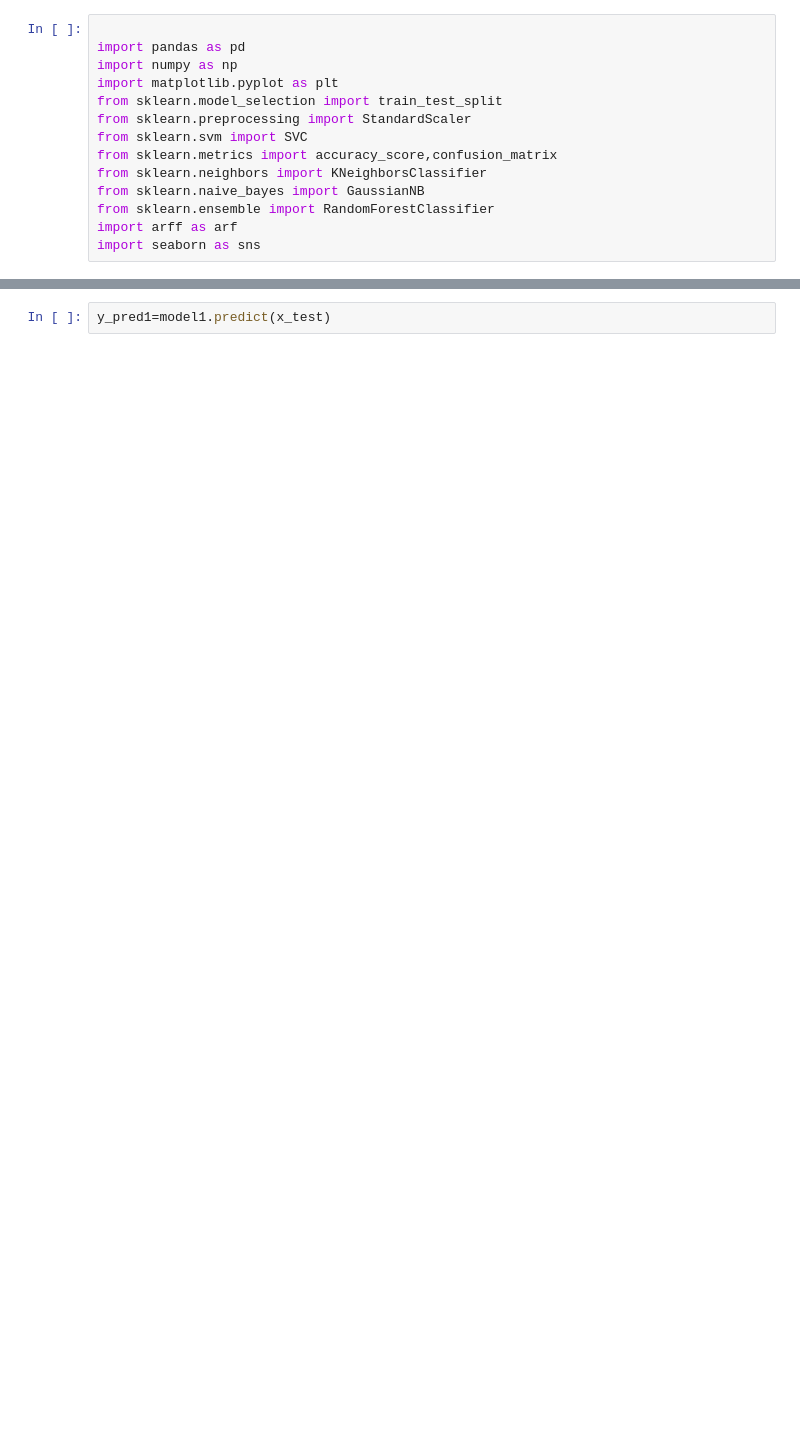
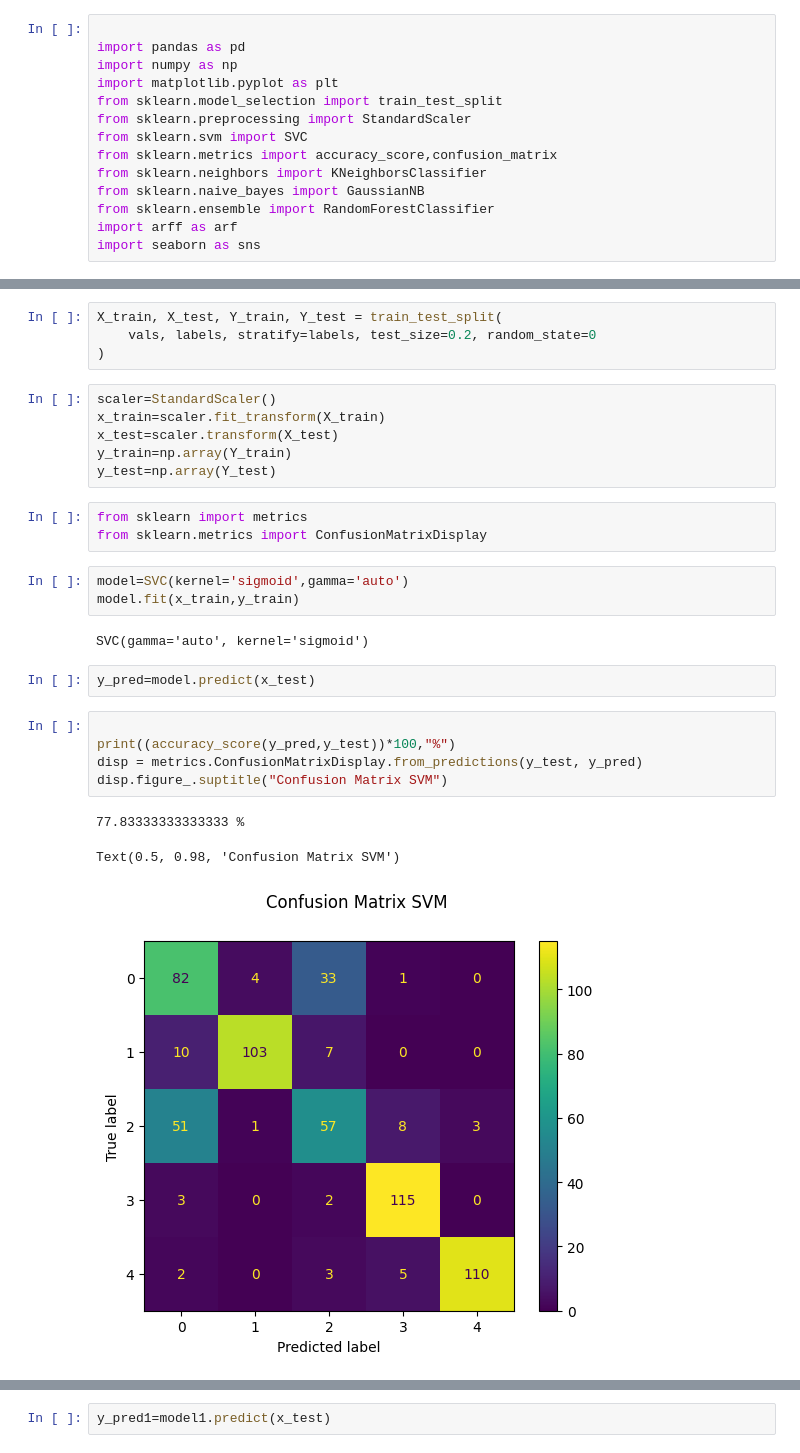
Before and after one commit to Sown5103/ddosdetection, a Jupyter notebook: ddosdetect.ipynb, the cells around one changed output, grey strips where cells are left out. Drawn from its saved outputs; the diff is of its cells as text; blank space fills up the shorter version.

```diff
--- a/ddosdetect.ipynb
+++ b/ddosdetect.ipynb
@@ -120,0 +46,29 @@ KNeighborsClassifier()
+# %%
+X_train, X_test, Y_train, Y_test = train_test_split(
+    vals, labels, stratify=labels, test_size=0.2, random_state=0
+)
+# %%
+scaler=StandardScaler()
+x_train=scaler.fit_transform(X_train)
+x_test=scaler.transform(X_test)
+y_train=np.array(Y_train)
+y_test=np.array(Y_test)
+# %%
+from sklearn import metrics
+from sklearn.metrics import ConfusionMatrixDisplay
+# %%
+model=SVC(kernel='sigmoid',gamma='auto')
+model.fit(x_train,y_train)
+# %% [output]
+SVC(gamma='auto', kernel='sigmoid')
+# %%
+y_pred=model.predict(x_test)
+# %%
+
+print((accuracy_score(y_pred,y_test))*100,"%")
+disp = metrics.ConfusionMatrixDisplay.from_predictions(y_test, y_pred)
+disp.figure_.suptitle("Confusion Matrix SVM")
+# %% [output]
+77.83333333333333 %
+Text(0.5, 0.98, 'Confusion Matrix SVM')
+[figure, added]
```
Also changed, not shown: parts of 29 cells of this notebook.
